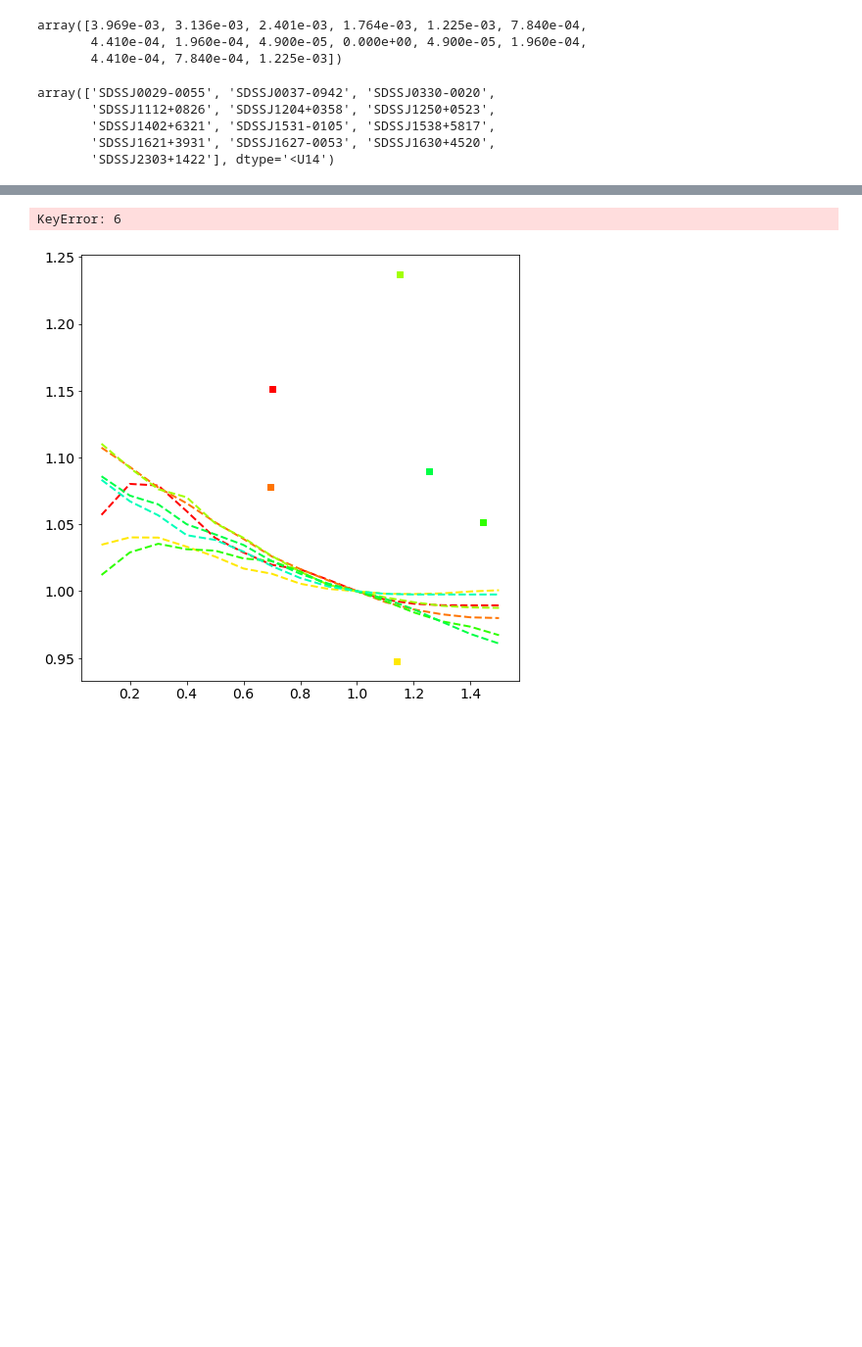
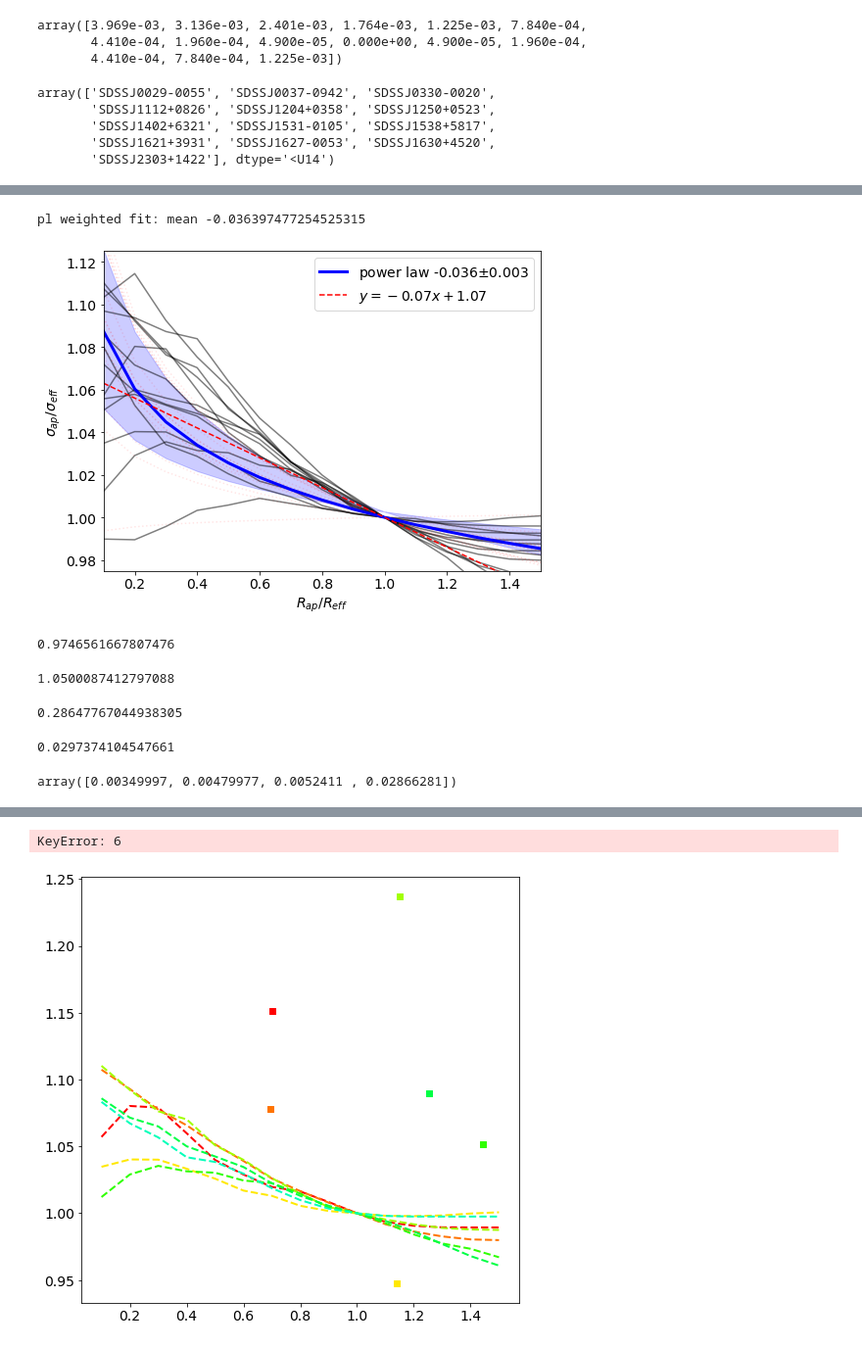
Before and after one commit to shawnknabel/slacs_kinematics_jam_modeling, a Jupyter notebook: jupyter_notebooks/kinematics_maps/fast_and_slow_rotators_analysis_011023.ipynb, the cells around one changed output, grey strips where cells are left out. Shown at 98% size. Saved outputs shown, nothing was run; the diff lists cells and outputs as text; code cells hidden in the pictures; blank space fills up the shorter version.

Commit message:
aperture effects and corrections

```diff
--- a/jupyter_notebooks/kinematics_maps/fast_and_slow_rotators_analysis_011023.ipynb
+++ b/jupyter_notebooks/kinematics_maps/fast_and_slow_rotators_analysis_011023.ipynb
@@ -3252,0 +3607,57 @@ array(['SDSSJ0029-0055', 'SDSSJ0037-0942', 'SDSSJ0330-0020',
+# %%
+def power_law_fixed(x, a):
+    return np.power(x, a)
+
+# weighted
+ps = np.zeros(13)
+variances = np.zeros((13, 2))
+
+
+fig, axs = plt.subplots(figsize=(8,6))#, gridspec_kw={'height_ratios': [4, 1]})
+plt.subplots_adjust(hspace=0.25)
+for i in range(13):
+    # plot the data
+    axs.plot(reff_factors, VD_ratio[:,not_na][:,i], c='k', alpha=0.5)
+    # weighted
+    p, cov = curve_fit(f=power_law_fixed, xdata=reff_factors, ydata=VD_ratio[:,not_na][:,i], p0=[0],
+                       sigma=dVD_ratio[:,not_na][:,i], bounds=(-np.inf, np.inf))
+    ps[i] = p
+    variances[i] = cov
+    fit = power_law_fixed(reff_factors, p)
+    axs.plot(reff_factors, fit, c='r', linestyle=':', alpha=0.1)
+
+# take the weighted mean of parameters for each fit # (weighted by inverse variance)
+# weighted
+mean = np.average(ps)#, weights=1/variances_w[:,0])
+mean_var = np.average(variances)
+
+print('pl weighted fit: mean', mean)
+
+mean_wfit = power_law_fixed(reff_factors, mean)
+mean_wfit_low = power_law_fixed(reff_factors, mean-np.sqrt(mean_var))
+mean_wfit_hi = power_law_fixed(reff_factors, mean+np.sqrt(mean_var))
+
+axs.plot(reff_factors, mean_wfit, c='b', linewidth=3, label=f'power law {"{:.3f}".format(mean)}$\pm${"{:.3f}".format(np.sqrt(mean_var))}')
+axs.fill_between(reff_factors, mean_mean_fit_low, mean_mean_fit_hi, color='b', alpha=0.2)
+#axs[0].plot(reff_factors, mean_mean_fit_low, linewidth=10)
+#axs[1].axhline(mean_var0, 0, 1, c='b')
+# plot the linear correlation for aperture of 1.5 arcseconds
+axs.plot(reff_factors, -0.07*reff_factors+1.07,
+        color='r',
+        linestyle='--',
+        label=r'$y = -0.07 x + 1.07$',
+        )
+
+axs.legend()
+axs.set_xlim(0.1, 1.5)
+axs.set_xlabel(r'$R_{ap}/R_{eff}$')
+axs.set_ylabel(r'$\sigma_{ap}/\sigma_{eff}$')
+#axs[1].set_xlim(0.1, 1.5)
+axs.set_ylim(0.975, 1.125)
+#axs[1].set_yticks(np.arange(0.0, 0.15, 0.05))
+
+plt.savefig(f'{data_dir}aperture_correction_power_law.png', bbox_to_inches='tight')
+plt.savefig(f'{data_dir}aperture_correction_power_law.pdf', bbox_to_inches='tight')
+# %% [output]
+pl weighted fit: mean -0.036397477254525315
+[figure, added]
@@ -3252,0 +3666,20 @@ array(['SDSSJ0029-0055', 'SDSSJ0037-0942', 'SDSSJ0330-0020',
+# %%
+np.mean(sigma_ratios)
+# %% [output]
+0.9746561667807476
+# %%
+np.median(sigma_ratios)
+# %% [output]
+1.0500087412797088
+# %%
+np.std(sigma_ratios)
+# %% [output]
+0.28647767044938305
+# %%
+np.sqrt(np.sum(mean_vars[:,0]))
+# %% [output]
+0.0297374104547661
+# %%
+np.sqrt(mean_vars[:,0])
+# %% [output]
+array([0.00349997, 0.00479977, 0.0052411 , 0.02866281])
```
Also changed, not shown: parts of 15 cells of this notebook.
